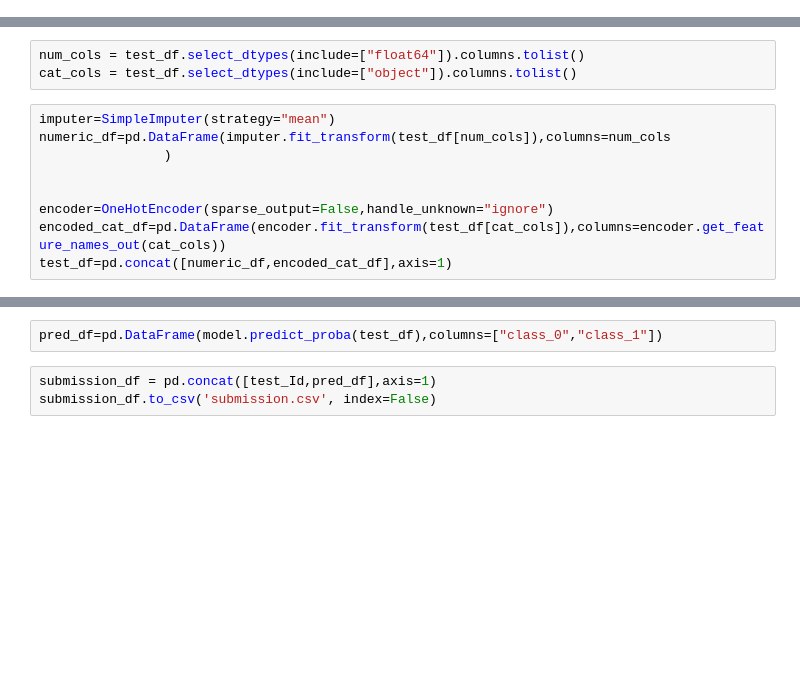
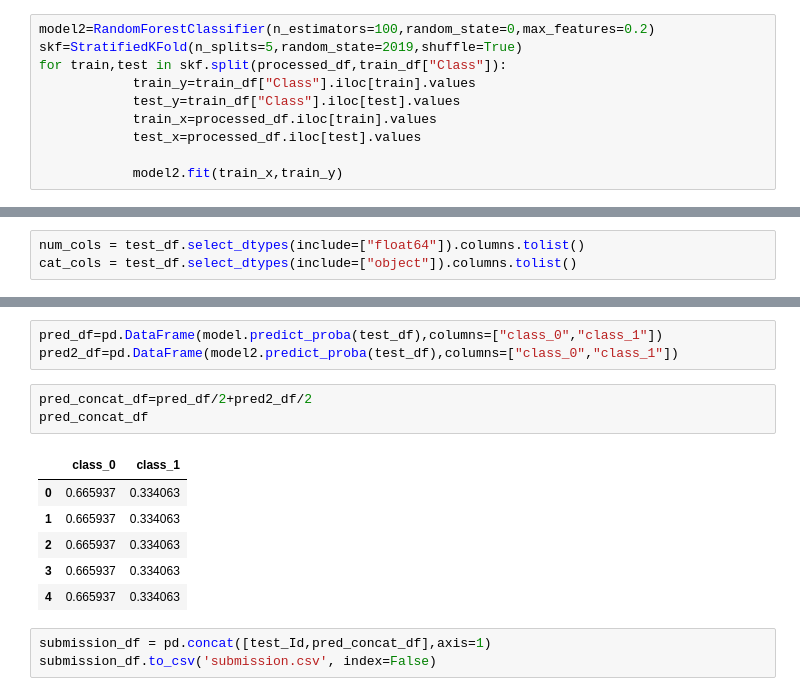
Before and after one commit to mrmmm0128/cash-register, a Jupyter notebook: icr-eda-baseline-from-ryohei.ipynb, the cells around one changed output, grey strips where cells are left out. Cells and saved outputs as stored; diff of their text form; blank space fills up the shorter version.

```diff
--- a/icr-eda-baseline-from-ryohei.ipynb
+++ b/icr-eda-baseline-from-ryohei.ipynb
@@ -211 +345,11 @@ model.feature_importances_
 ... (9 outputs left out)
+# %%
+model2=RandomForestClassifier(n_estimators=100,random_state=0,max_features=0.2)
+skf=StratifiedKFold(n_splits=5,random_state=2019,shuffle=True)
+for train,test in skf.split(processed_df,train_df["Class"]):
+            train_y=train_df["Class"].iloc[train].values
+            test_y=train_df["Class"].iloc[test].values
+            train_x=processed_df.iloc[train].values
+            test_x=processed_df.iloc[test].values
+
+            model2.fit(train_x,train_y)
@@ -214,12 +382,3 @@ test_df=test_df.drop(["Id"],axis=1)
 # %%
 num_cols = test_df.select_dtypes(include=["float64"]).columns.tolist()
 cat_cols = test_df.select_dtypes(include=["object"]).columns.tolist()
-# %%
-imputer=SimpleImputer(strategy="mean")
-numeric_df=pd.DataFrame(imputer.fit_transform(test_df[num_cols]),columns=num_cols
-                )
-
-
-encoder=OneHotEncoder(sparse_output=False,handle_unknown="ignore")
-encoded_cat_df=pd.DataFrame(encoder.fit_transform(test_df[cat_cols]),columns=encoder.get_feature_names_out(cat_cols))
-test_df=pd.concat([numeric_df,encoded_cat_df],axis=1)
@@ -228,7 +400,18 @@ test_df["EJ_B"]=0
 # %%
 pred_df=pd.DataFrame(model.predict_proba(test_df),columns=["class_0","class_1"])
+pred2_df=pd.DataFrame(model2.predict_proba(test_df),columns=["class_0","class_1"])
+# %%
+pred_concat_df=pred_df/2+pred2_df/2
+pred_concat_df
+# %% [output]
+|  | class_0 | class_1 |
+| 0 | 0.665937 | 0.334063 |
+| 1 | 0.665937 | 0.334063 |
+| 2 | 0.665937 | 0.334063 |
+| 3 | 0.665937 | 0.334063 |
+| 4 | 0.665937 | 0.334063 |
 # %%
-submission_df = pd.concat([test_Id,pred_df],axis=1)
+submission_df = pd.concat([test_Id,pred_concat_df],axis=1)
 submission_df.to_csv('submission.csv', index=False)
 # %%
 submission_df
```
Also changed, not shown: parts of 8 cells of this notebook.
